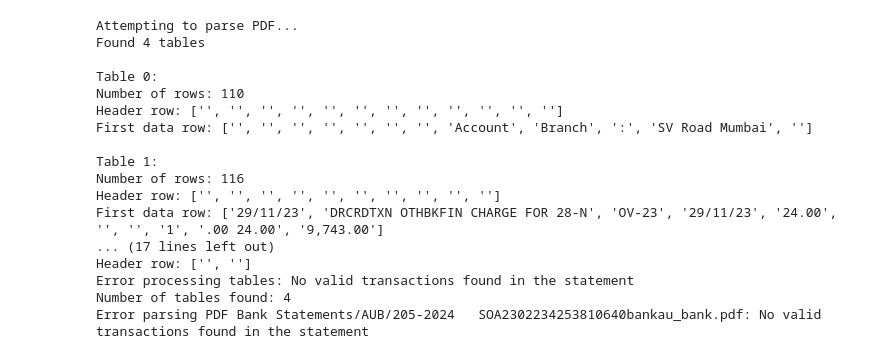
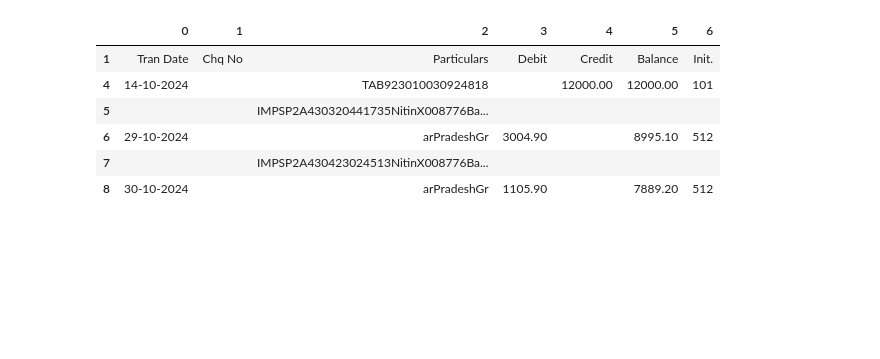
Before and after one commit to KofukuIdeaLabs/fraud-account-analyzer, a Jupyter notebook: analyzer.ipynb, the cells around one changed output. Cells and saved outputs as stored; diff of their text form; code cells hidden in the pictures; blank space fills up the shorter version.

```diff
--- a/analyzer.ipynb
+++ b/analyzer.ipynb
@@ -179,40 +5,19 @@ class BankStatementParser:
-# %%
-if __name__ == "__main__":
-    parser = BankStatementParser()
-
-    # Add debugging information
-    print("Attempting to parse PDF...")
-    tables = parser.extract_tables("Bank Statements/AUB/205-2024   SOA2302234253810640bankau_bank.pdf")
-    print(f"Found {len(tables)} tables")
-
-    for idx, table in enumerate(tables):
-        print(f"\nTable {idx}:")
-        print(f"Number of rows: {len(table)}")
-        if table:
-            print(f"Header row: {table[0]}")
-            print(f"First data row: {table[1] if len(table) > 1 else 'No data rows'}")
-
-    # Try parsing
-    df = parser.parse_statement("Bank Statements/AUB/205-2024   SOA2302234253810640bankau_bank.pdf")
-    if df is not None:
-        print("\nStatement parsed successfully:")
-        print(df.head())
-        print(f"\nTotal transactions: {len(df)}")
-# %% [output]
-Attempting to parse PDF...
-Found 4 tables
-
-Table 0:
-Number of rows: 110
-Header row: ['', '', '', '', '', '', '', '', '', '', '', '']
-First data row: ['', '', '', '', '', '', '', 'Account', 'Branch', ':', 'SV Road Mumbai', '']
-
-Table 1:
-Number of rows: 116
-Header row: ['', '', '', '', '', '', '', '', '', '']
-First data row: ['29/11/23', 'DRCRDTXN OTHBKFIN CHARGE FOR 28-N', 'OV-23', '29/11/23', '24.00', '', '', '1', '.00 24.00', '9,743.00']
-... (17 lines left out)
-Header row: ['', '']
-Error processing tables: No valid transactions found in the statement
-Number of tables found: 4
-Error parsing PDF Bank Statements/AUB/205-2024   SOA2302234253810640bankau_bank.pdf: No valid transactions found in the statement
+# %%
+pdf_path = "Bank Statements/Axis/923010030924818-01-01-2023to18-11-2024bankaxis.pdf"
+
+tables = camelot.read_pdf(pdf_path, flavor='stream', pages='1')
+
+table = tables[1].df
+
+table = table.drop(0)
+table = table.drop(2)
+table = table.drop(3)
+table.head(6)
+# %% [output]
+|  | 0 | 1 | 2 | 3 | 4 | 5 | 6 |
+| 1 | Tran Date | Chq No | Particulars | Debit | Credit | Balance | Init. |
+| 4 | 14-10-2024 |  | TAB923010030924818 |  | 12000.00 | 12000.00 | 101 |
+| 5 |  |  | IMPSP2A430320441735NitinX008776Ba... |  |  |  |  |
+| 6 | 29-10-2024 |  | arPradeshGr | 3004.90 |  | 8995.10 | 512 |
+| 7 |  |  | IMPSP2A430423024513NitinX008776Ba... |  |  |  |  |
+| 8 | 30-10-2024 |  | arPradeshGr | 1105.90 |  | 7889.20 | 512 |
```
Also changed, not shown: parts of 23 cells of this notebook.
